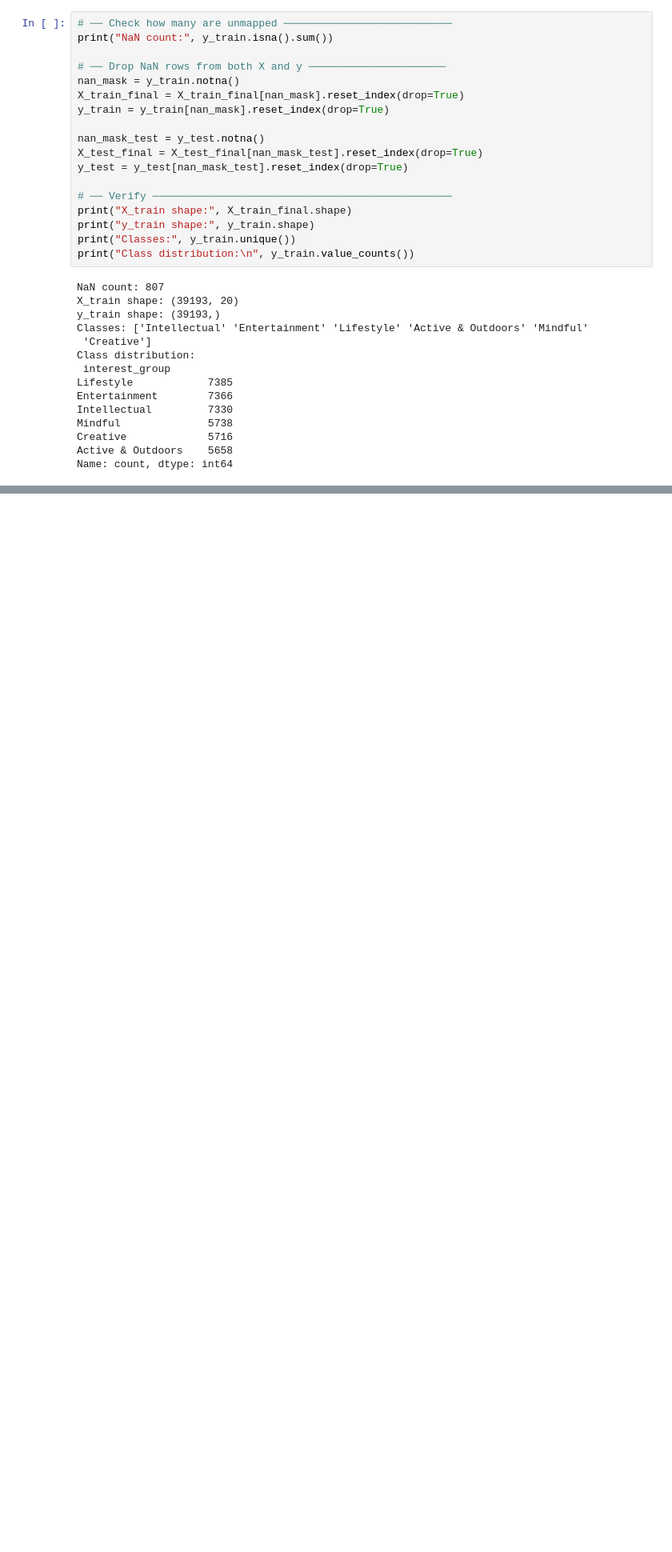
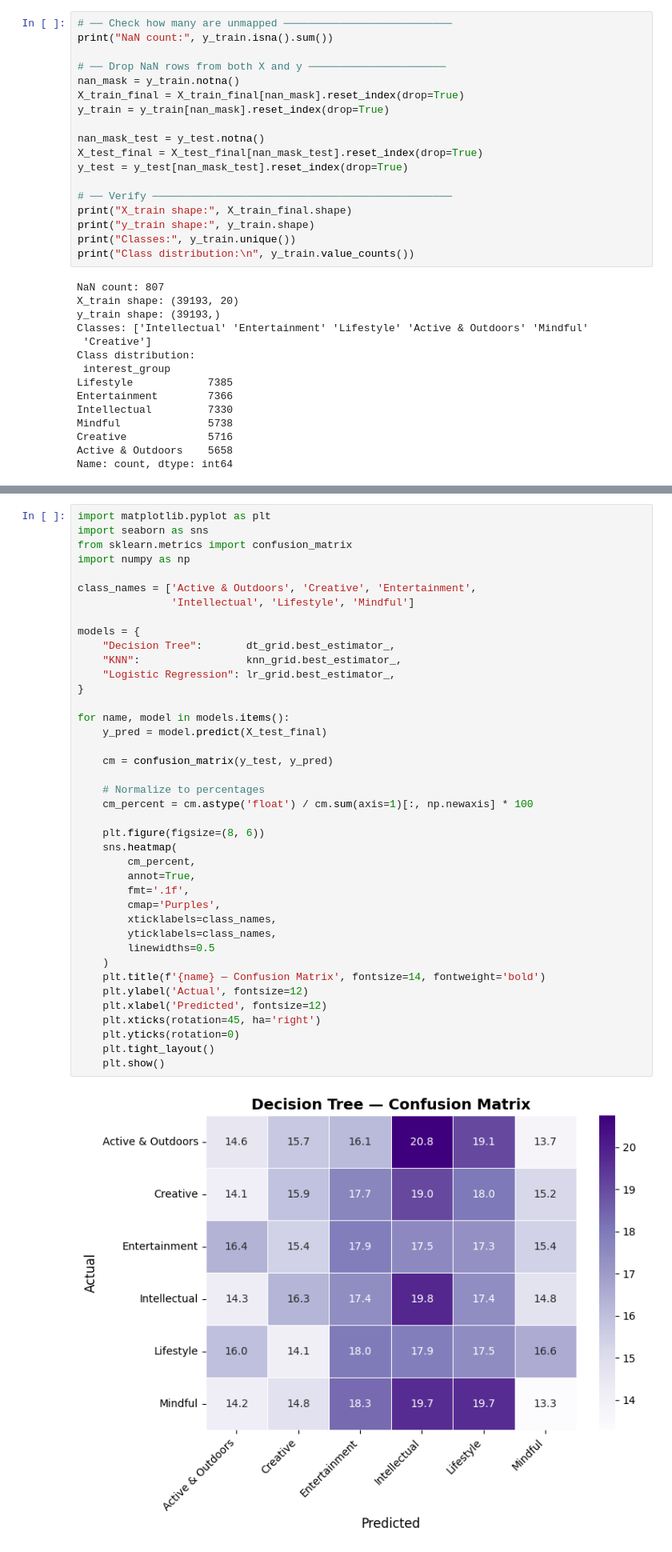
Before and after one commit to Shahitya-06/Machine-Learning_DecisionTree-KNN-LogisticRegression, a Jupyter notebook: wid3006_assignment_data_cleaning.ipynb, the cells around one changed output, grey strips where cells are left out. Shown at 80% size. Cells and saved outputs as stored; diff of their text form; blank space fills up the shorter version.

```diff
--- a/wid3006_assignment_data_cleaning.ipynb
+++ b/wid3006_assignment_data_cleaning.ipynb
@@ -518,0 +551,42 @@ LR Test Accuracy: 0.1844
+# %%
+import matplotlib.pyplot as plt
+import seaborn as sns
+from sklearn.metrics import confusion_matrix
+import numpy as np
+
+class_names = ['Active & Outdoors', 'Creative', 'Entertainment',
+               'Intellectual', 'Lifestyle', 'Mindful']
+
+models = {
+    "Decision Tree":       dt_grid.best_estimator_,
+    "KNN":                 knn_grid.best_estimator_,
+    "Logistic Regression": lr_grid.best_estimator_,
+}
+
+for name, model in models.items():
+    y_pred = model.predict(X_test_final)
+
+    cm = confusion_matrix(y_test, y_pred)
+
+    # Normalize to percentages
+    cm_percent = cm.astype('float') / cm.sum(axis=1)[:, np.newaxis] * 100
+
+    plt.figure(figsize=(8, 6))
+    sns.heatmap(
+        cm_percent,
+        annot=True,
+        fmt='.1f',
+        cmap='Purples',
+        xticklabels=class_names,
+        yticklabels=class_names,
+        linewidths=0.5
+    )
+    plt.title(f'{name} — Confusion Matrix', fontsize=14, fontweight='bold')
+    plt.ylabel('Actual', fontsize=12)
+    plt.xlabel('Predicted', fontsize=12)
+    plt.xticks(rotation=45, ha='right')
+    plt.yticks(rotation=0)
+    plt.tight_layout()
+    plt.show()
+# %% [output]
+[figure, added]
```
Also changed, not shown: parts of 18 cells of this notebook.
